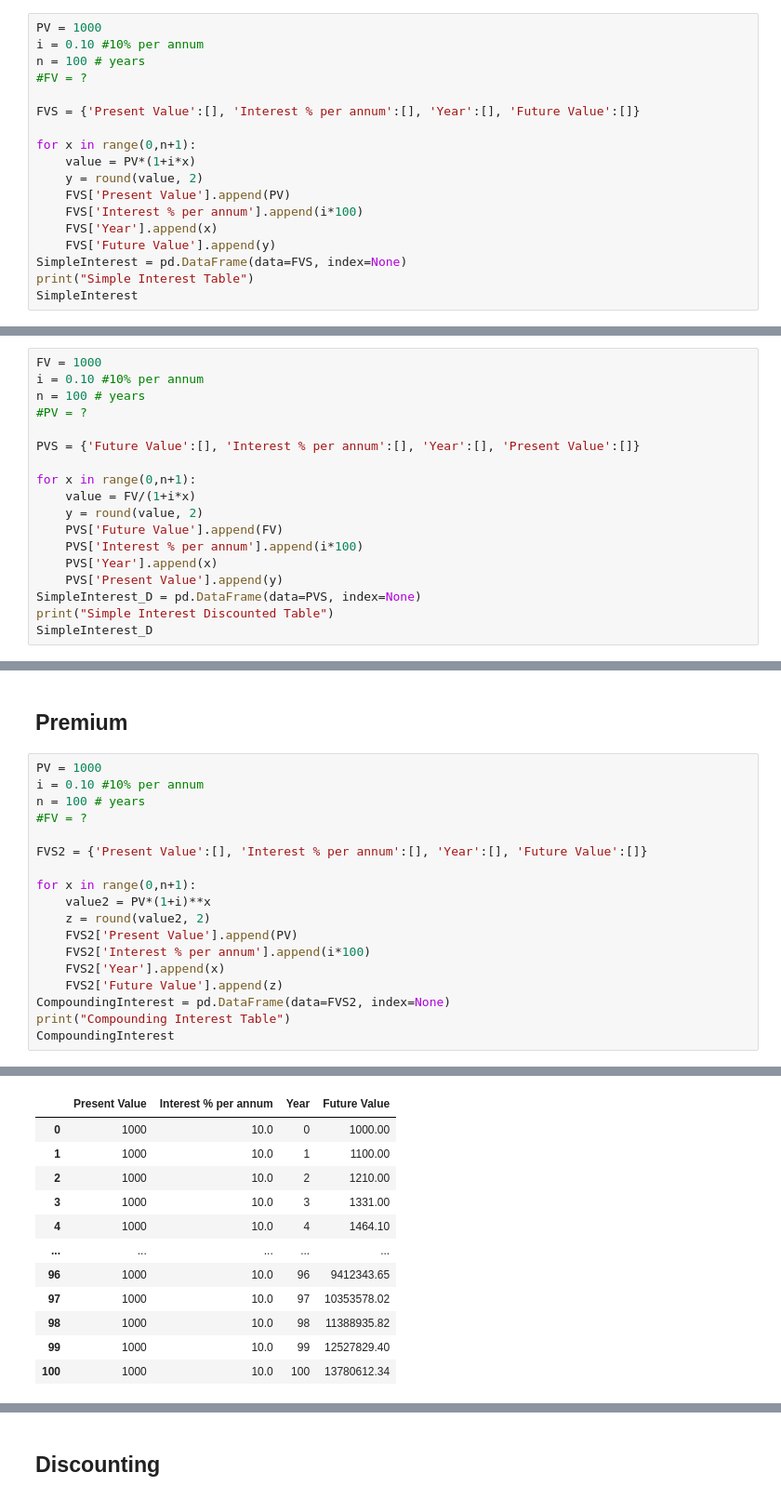
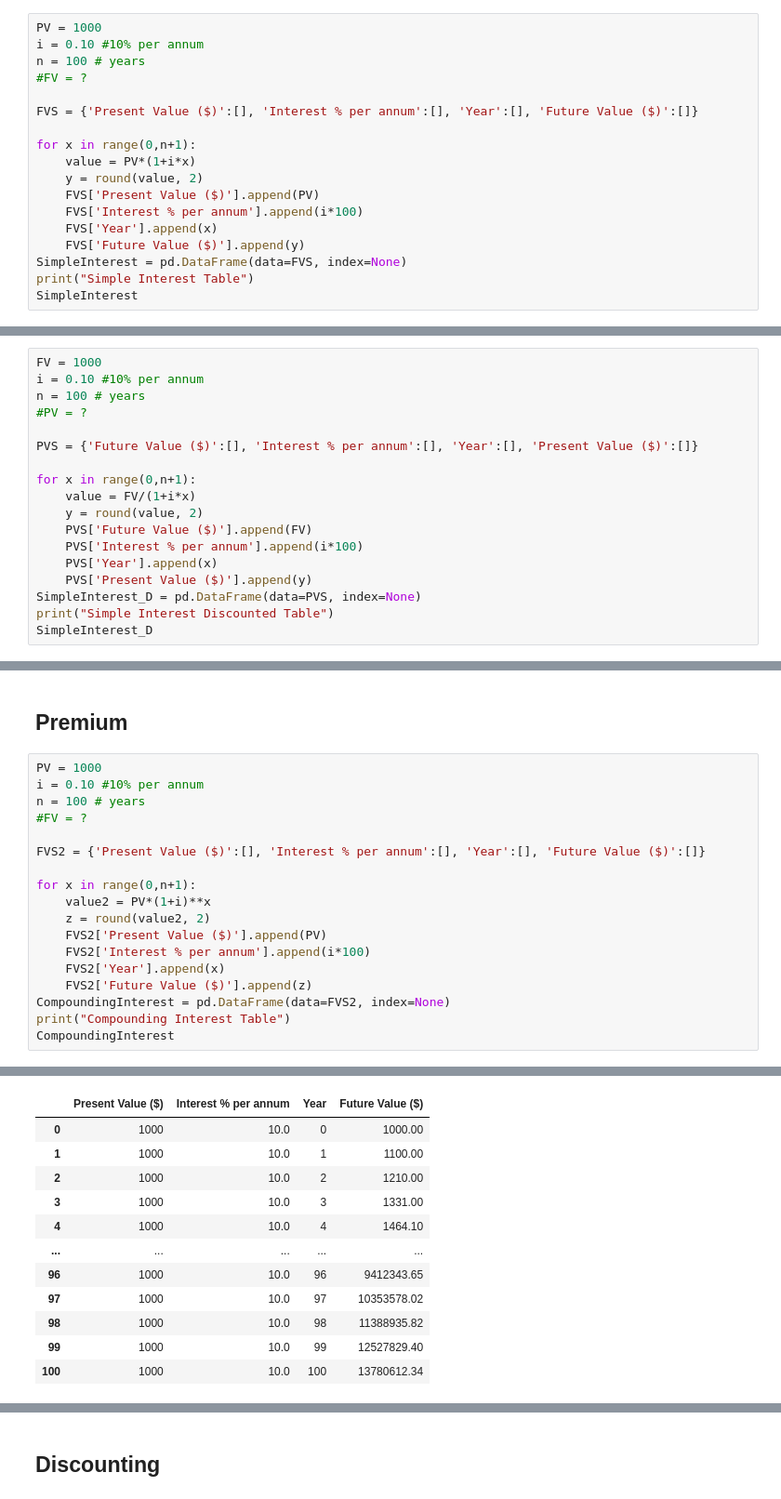
Before and after one commit to meernadir7/Finance, a Jupyter notebook: S_C_Interest.ipynb, the cells around one changed output, grey strips where cells are left out. Shown: that part at 93% size. Drawn from its saved outputs; the diff is of its cells as text.

```diff
--- a/S_C_Interest.ipynb
+++ b/S_C_Interest.ipynb
@@ -14,15 +14,15 @@ i = 0.10 #10% per annum
 n = 100 # years
 #FV = ?
 
-FVS = {'Present Value':[], 'Interest % per annum':[], 'Year':[], 'Future Value':[]}
+FVS = {'Present Value ($)':[], 'Interest % per annum':[], 'Year':[], 'Future Value ($)':[]}
 
 for x in range(0,n+1):
     value = PV*(1+i*x)
     y = round(value, 2)
-    FVS['Present Value'].append(PV)
+    FVS['Present Value ($)'].append(PV)
     FVS['Interest % per annum'].append(i*100)
     FVS['Year'].append(x)
-    FVS['Future Value'].append(y)
+    FVS['Future Value ($)'].append(y)
 SimpleInterest = pd.DataFrame(data=FVS, index=None)
 print("Simple Interest Table")
 SimpleInterest
@@ -60,15 +60,15 @@ i = 0.10 #10% per annum
 n = 100 # years
 #PV = ?
 
-PVS = {'Future Value':[], 'Interest % per annum':[], 'Year':[], 'Present Value':[]}
+PVS = {'Future Value ($)':[], 'Interest % per annum':[], 'Year':[], 'Present Value ($)':[]}
 
 for x in range(0,n+1):
     value = FV/(1+i*x)
     y = round(value, 2)
-    PVS['Future Value'].append(FV)
+    PVS['Future Value ($)'].append(FV)
     PVS['Interest % per annum'].append(i*100)
     PVS['Year'].append(x)
-    PVS['Present Value'].append(y)
+    PVS['Present Value ($)'].append(y)
 SimpleInterest_D = pd.DataFrame(data=PVS, index=None)
 print("Simple Interest Discounted Table")
 SimpleInterest_D
@@ -101,24 +101,24 @@ sns.lineplot(data=SimpleInterest_D, x='Year', y='Present Value', palette="tab10"
 # %%
 PV = 1000
 i = 0.10 #10% per annum
 n = 100 # years
 #FV = ?
 
-FVS2 = {'Present Value':[], 'Interest % per annum':[], 'Year':[], 'Future Value':[]}
+FVS2 = {'Present Value ($)':[], 'Interest % per annum':[], 'Year':[], 'Future Value ($)':[]}
 
 for x in range(0,n+1):
     value2 = PV*(1+i)**x
     z = round(value2, 2)
-    FVS2['Present Value'].append(PV)
+    FVS2['Present Value ($)'].append(PV)
     FVS2['Interest % per annum'].append(i*100)
     FVS2['Year'].append(x)
-    FVS2['Future Value'].append(z)
+    FVS2['Future Value ($)'].append(z)
 CompoundingInterest = pd.DataFrame(data=FVS2, index=None)
 print("Compounding Interest Table")
 CompoundingInterest
 # %% [output]
 Compounding Interest Table
-|  | Present Value | Interest % per annum | Year | Future Value |
+|  | Present Value ($) | Interest % per annum | Year | Future Value ($) |
 | 0 | 1000 | 10.0 | 0 | 1000.00 |
 | 1 | 1000 | 10.0 | 1 | 1100.00 |
 | 2 | 1000 | 10.0 | 2 | 1210.00 |
```
Also changed, not shown: parts of 7 cells of this notebook.
